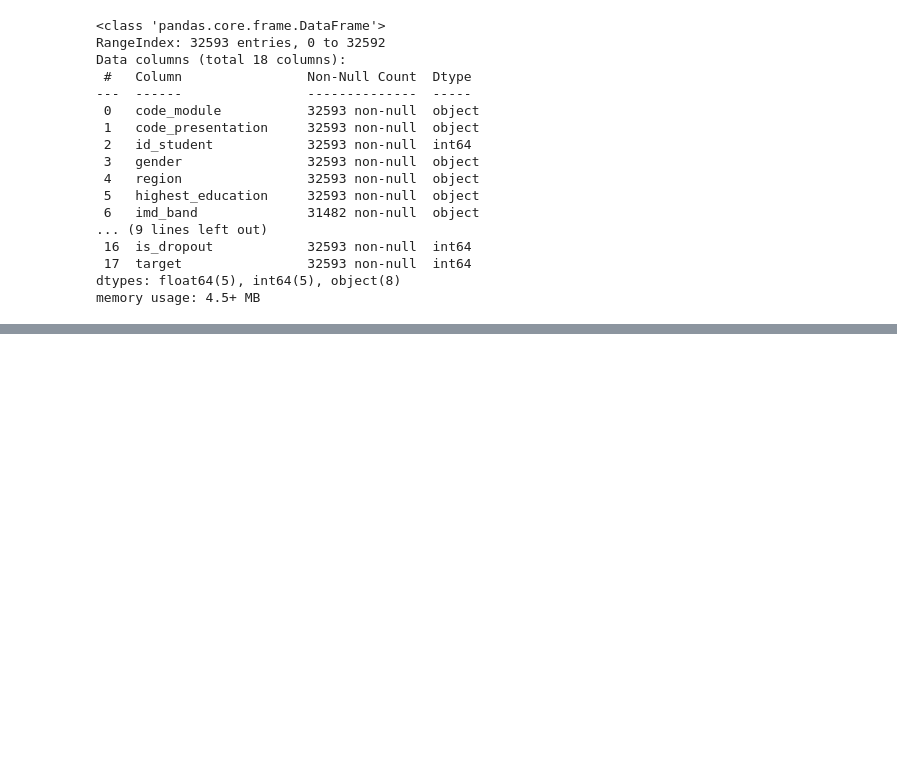
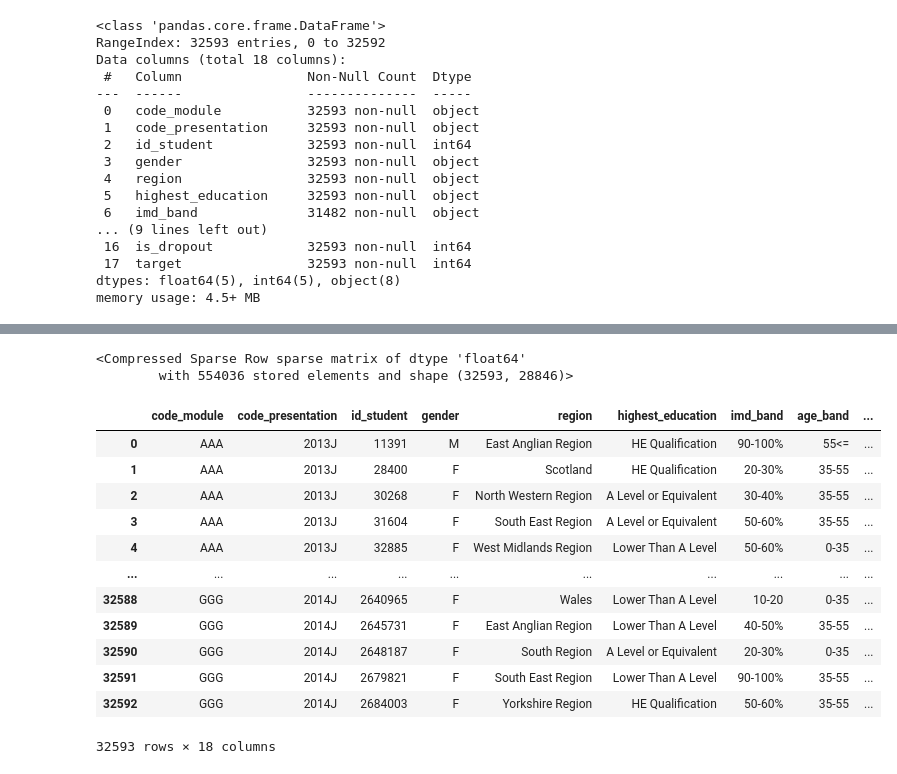
Before and after one commit to SKNETWORKS-FAMILY-AICAMP/SKN13-2nd-3TEAM, a Jupyter notebook: notebooks/data_preprocessing.ipynb, the cells around one changed output, grey strips where cells are left out. Drawn from its saved outputs; the diff is of its cells as text; code cells hidden in the pictures; blank space fills up the shorter version.

Commit message:
feat: [김지민] data preprocessing 코드 수정본 공유
데이터 전처리 코드 수정 추가했습니다.

```diff
--- a/notebooks/data_preprocessing.ipynb
+++ b/notebooks/data_preprocessing.ipynb
@@ -1,3 +9,3 @@
 # %%
 import pandas as pd
-merged_df = pd.read_csv("../data/merged_dataset_ver1.1.csv")
+merged_df = pd.read_csv("../data/merged__target_dataset_ver1.1.csv")
@@ -227,11 +157,26 @@ numeric_columns_index = [9,11,12,13,14,15]
 #결측치 처리
 #결측치 처리 컬럼: imd_band(범주형 -> 최빈값으로 처리), date_registration(수치형 -> mean으로 처리)
 # date_unregisitration(9999값으로 채우기)
+
+# 1. 결측치 직접 처리: date_unregistration → 9999
 merged_df["date_unregistration"] = merged_df["date_unregistration"].fillna(9999)
-merged_df
+
+# 1. 원래 컬럼 순서 저장
+original_columns = merged_df.columns.tolist()
+
+# 2. ColumnTransformer 설정
 na_transformer = ColumnTransformer([
-    ("category_imputer", SimpleImputer(strategy="most_frequent"), [6]),      # imd_band
-    ("number_imputer", SimpleImputer(strategy="mean"), [11])
-]) #, remainder= "passthrough")     # 전처리를 안한 값 중에서 drop 안하고 남기고 싶을 경우
-na_values = na_transformer.fit_transform(merged_df)
-na_values
+    ("category_imputer", SimpleImputer(strategy="most_frequent"), ['imd_band']),
+    ("number_imputer", SimpleImputer(strategy="mean"), ['date_registration'])
+], remainder="passthrough")
+
+# 3. 처리 대상 및 passthrough 대상 정리
+processed_columns = ['imd_band', 'date_registration']
+passthrough_columns = [col for col in merged_df.columns if col not in processed_columns]
+
+# 4. fit_transform 적용
+na_values_array = na_transformer.fit_transform(merged_df)
+
+# 5. DataFrame으로 변환 + 컬럼 순서 복원
+na_values_df = pd.DataFrame(na_values_array, columns=processed_columns + passthrough_columns)
+na_values_df = na_values_df[original_columns]  # 순서 복원!
@@ -268,10 +205,12 @@ dtype: int64
 # %%
 ### Feature Engineering - 컬럼별로 다르게 처리.
 fe_transformer = ColumnTransformer([
-    ("category_ohe", OneHotEncoder(), categorical_columns),# feature의 index로 지정.   # index는 앞에 했던 배열로 적용해줘야함.
-    ("number_scaler", StandardScaler(), numeric_columns),    #feature Scaling은 연속형끼리 같은 방식을 사용 (standard or MinMax 중 택1)
-    ("number_scaler2", MinMaxScaler(), [3])
+    ("category_ohe", OneHotEncoder(), categorical_columns), # feature의 index로 지정.   # index는 앞에 했던 배열로 적용해줘야함.
+    ("number_scaler", StandardScaler(), numeric_columns)   #feature Scaling은 연속형끼리 같은 방식을 사용 (standard or MinMax 중 택1))
 ])
 ### DataFrame이 입력일 경우 컬럼명이나 컬럼 index를 지정할 수 있다.
 ### ndarray가 입력일 경우 컬럼(feature) index를 지정.
-fe_transformer.fit_transform(na_values)
+fe_transformer.fit_transform(na_values_df)
+# %% [output]
+<Compressed Sparse Row sparse matrix of dtype 'float64'
+        with 554036 stored elements and shape (32593, 28846)>
@@ -284,0 +219,16 @@ transformer_pipeline.fit_transform(df)
+# %%
+na_values_df
+# %% [output]
+|  | code_module | code_presentation | id_student | gender | region | highest_education | imd_band | age_band | ... |
+| 0 | AAA | 2013J | 11391 | M | East Anglian Region | HE Qualification | 90-100% | 55<= | ... |
+| 1 | AAA | 2013J | 28400 | F | Scotland | HE Qualification | 20-30% | 35-55 | ... |
+| 2 | AAA | 2013J | 30268 | F | North Western Region | A Level or Equivalent | 30-40% | 35-55 | ... |
+| 3 | AAA | 2013J | 31604 | F | South East Region | A Level or Equivalent | 50-60% | 35-55 | ... |
+| 4 | AAA | 2013J | 32885 | F | West Midlands Region | Lower Than A Level | 50-60% | 0-35 | ... |
+| ... | ... | ... | ... | ... | ... | ... | ... | ... | ... |
+| 32588 | GGG | 2014J | 2640965 | F | Wales | Lower Than A Level | 10-20 | 0-35 | ... |
+| 32589 | GGG | 2014J | 2645731 | F | East Anglian Region | Lower Than A Level | 40-50% | 35-55 | ... |
+| 32590 | GGG | 2014J | 2648187 | F | South Region | A Level or Equivalent | 20-30% | 0-35 | ... |
+| 32591 | GGG | 2014J | 2679821 | F | South East Region | Lower Than A Level | 90-100% | 35-55 | ... |
+| 32592 | GGG | 2014J | 2684003 | F | Yorkshire Region | HE Qualification | 50-60% | 35-55 | ... |
+32593 rows × 18 columns
```
Also changed, not shown: parts of 34 cells of this notebook.
